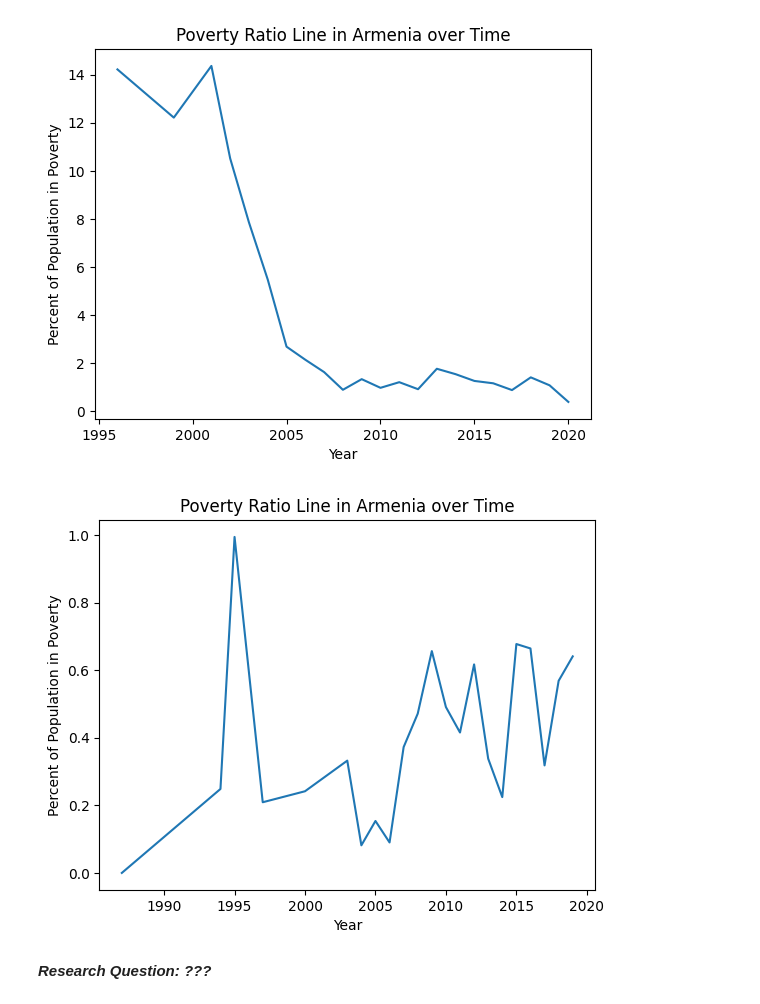
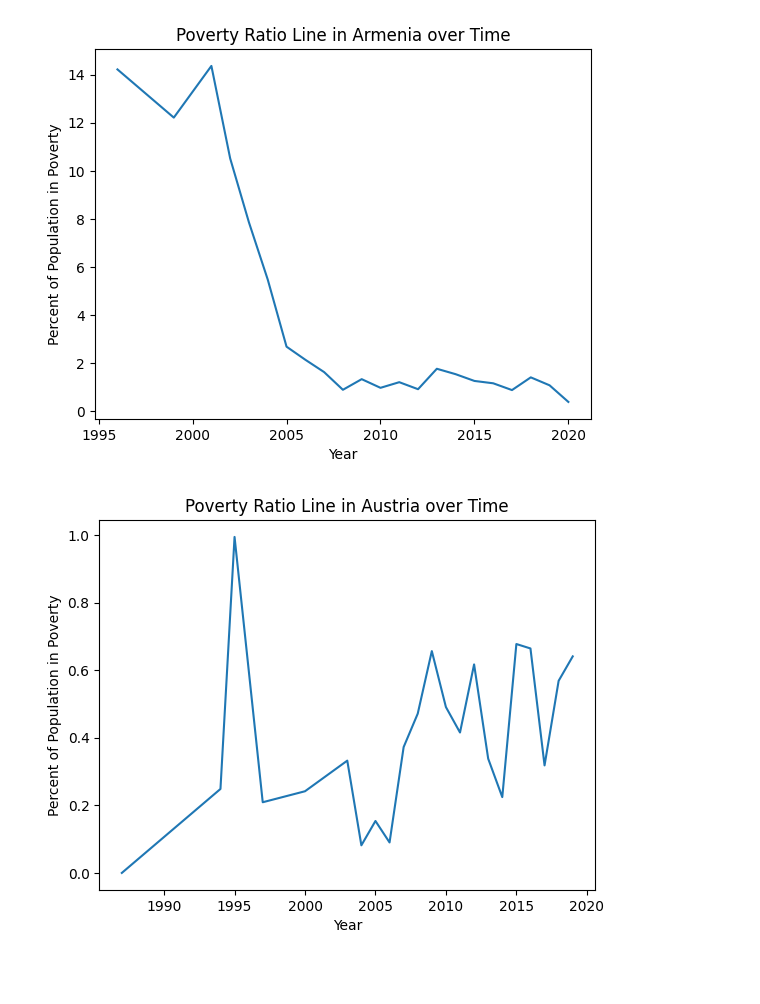
Before and after one commit to Matt-L-053124/FTI-World-Poverty-DSRP, a Jupyter notebook: Matthew_L_World_Poverty_Notebook.ipynb, the cells around one changed output. Saved outputs shown, nothing was run; the diff lists cells and outputs as text; code cells hidden in the pictures; blank space fills up the shorter version.

```diff
--- a/Matthew_L_World_Poverty_Notebook.ipynb
+++ b/Matthew_L_World_Poverty_Notebook.ipynb
@@ -302,19 +278,17 @@ plt.show()
 # %%
 austria_clean = df[(df["country"] == "Austria") & (df["ppp_version"] == 2011) & (df["reporting_level"] == "national")]
 
 austria_sorted = austria_clean.sort_values("year")
 
 x = austria_sorted["year"]
 y = austria_sorted["headcount_ratio_international_povline"]
 
 plt.plot(x,y)
 
-plt.title("Poverty Ratio Line in Armenia over Time")
+plt.title("Poverty Ratio Line in Austria over Time")
 plt.xlabel("Year")
 plt.ylabel("Percent of Population in Poverty")
 
 plt.show()
 # %% [output]
-[figure, old version]
+[figure, new version]
-# %% [markdown]
-***Research Question: ???***
```
Also changed, not shown: parts of 8 cells of this notebook.
